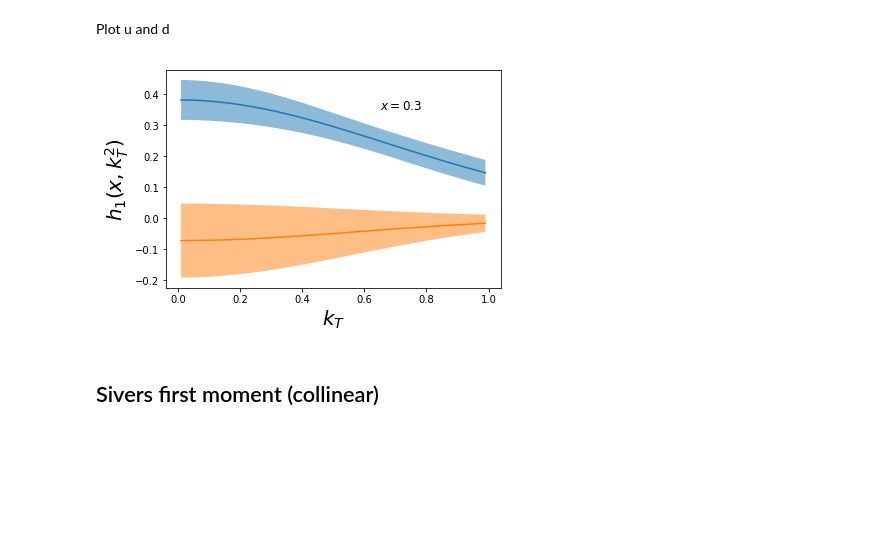
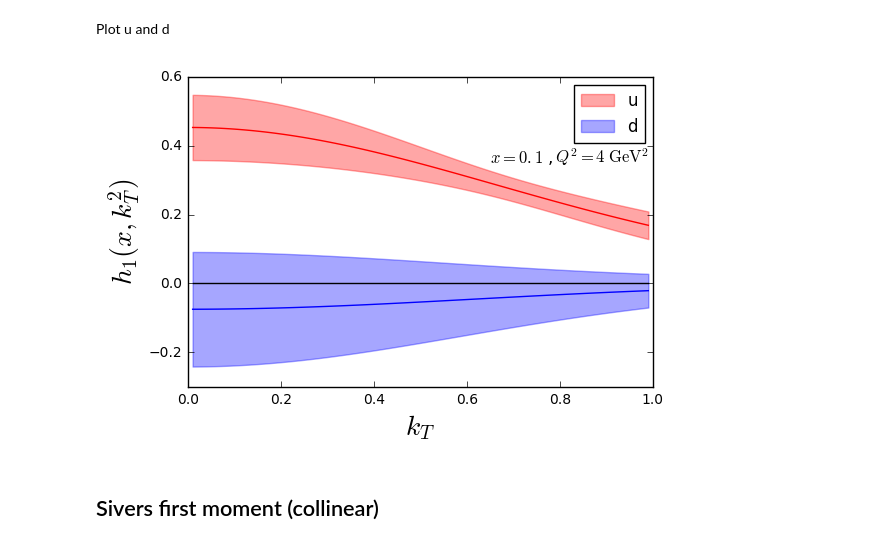
Before and after one commit to QCDHUB/jam3dlib, a Jupyter notebook: example.ipynb, the cells around one changed output. Saved outputs shown, nothing was run; the diff lists cells and outputs as text; code cells hidden in the pictures; blank space fills up the shorter version.

```diff
--- a/example.ipynb
+++ b/example.ipynb
@@ -85,8 +91,8 @@ py.show()
 Generate the data
 # %%
 KT=np.linspace(0.01,0.99,100)
-Q2=10.0
-x=0.3
+Q2=4.0
+x=0.1
 nrep=50  #--let's use a subset of the replicas
 trankT=np.array([[tmd.eval(x,Q2,kT,'p','transversity',irep,icol=False) for kT in KT] for irep in range(nrep)])
 print(trankT.shape)
@@ -109,19 +115,26 @@ dkT  = np.mean(d_repkT,axis=0)
 ddkT = np.std(d_repkT,axis=0)
 # %%
 ax=py.subplot(111)
-ax.fill_between(KT,(ukT-dukT),(ukT+dukT),alpha=0.5)
-ax.fill_between(KT,(dkT-ddkT),(dkT+ddkT),alpha=0.5)
+ax.fill_between(KT,(ukT-dukT),(ukT+dukT),color="r",alpha=0.35,label='u')
+ax.fill_between(KT,(dkT-ddkT),(dkT+ddkT),color="b",alpha=0.35,label='d')
 
-ax.plot(KT,ukT)
-ax.plot(KT,dkT)
+
+ax.plot(X,X*0,color="k")
+
+ax.plot(KT,ukT,color="r")
+ax.plot(KT,dkT,color="b")
+
+ax.legend()
 
 ax.set_ylabel(r'$h_1(x,k_T^2)$',size=20)
 ax.set_xlabel(r'$k_T$',size=20)
-ax.text(0.65,0.35,r'$x=0.3$',fontsize=12)
+ax.text(0.65,0.35,r'$x=0.1$ ,',fontsize=12)
+ax.text(0.79,0.35,r'$Q^2=4\; {\rm GeV}^2$',fontsize=12)
+
 
 py.show()
 # %% [output]
-[figure, old version]
+[figure, new version]
 # %% [markdown]
 ## Sivers first moment (collinear)
 # %% [markdown]
```
Also changed, not shown: parts of 10 cells of this notebook.
